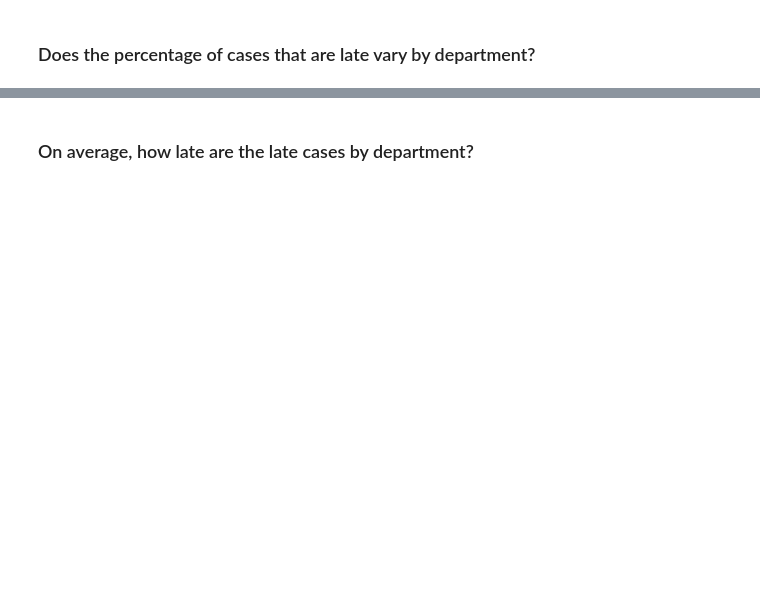
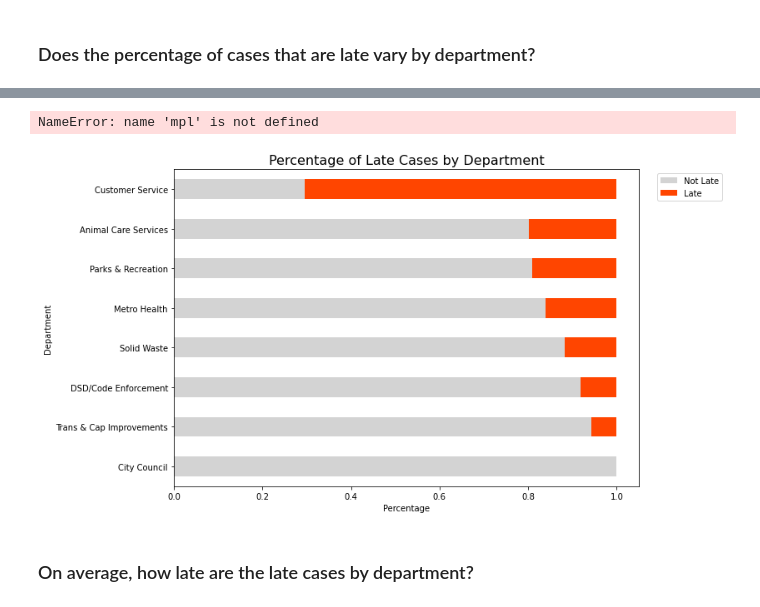
Before and after one commit to lupeluna/spark-exercises, a Jupyter notebook: explore.ipynb, the cells around one changed output, grey strips where cells are left out. Cells and saved outputs as stored; diff of their text form; code cells hidden in the pictures; blank space fills up the shorter version.

```diff
--- a/explore.ipynb
+++ b/explore.ipynb
@@ -29,2 +117,26 @@ spark = pyspark.sql.SparkSession.builder.getOrCreate()
+# %%
+(
+    df.groupby('department')
+    .pivot('case_late').count()
+    .fillna(0)
+    .withColumn('all', col('true') + col('false') )
+    .toPandas()
+    .set_index('department')
+    .apply(lambda row: row / row['all'], axis = 1)
+    .drop(columns = 'all')
+    .sort_values(by = 'true')
+    .plot.barh(stacked = True, figsize = (10,7), color = ['lightgrey', 'orangered'])
+)
+
+plt.legend(labels = ['Not Late', 'Late'], bbox_to_anchor = ((1.03, 1)))
+plt.title('Percentage of Late Cases by Department', fontsize = 16)
+plt.xlabel('Percentage')
+plt.ylabel('Department')
+plt.gca().xaxis.set_major_formatter(mpl.ticker.FuncFormatter('{:.0%}'.format))
+
+plt.show()
+# %% [output]
+NameError: name 'mpl' is not defined
+[figure, added]
 # %% [markdown]
 ### On average, how late are the late cases by department?
```
Also changed, not shown: parts of 15 cells of this notebook.
